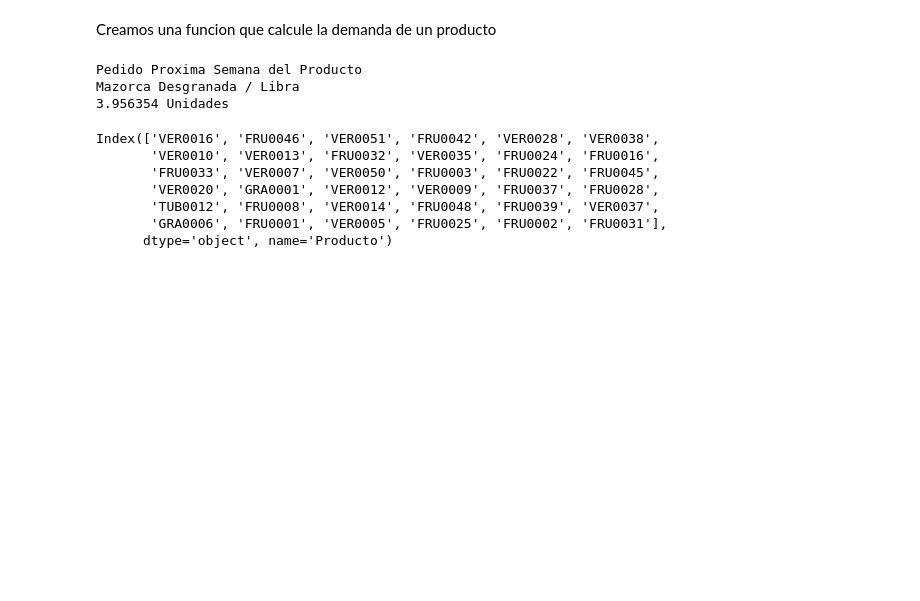
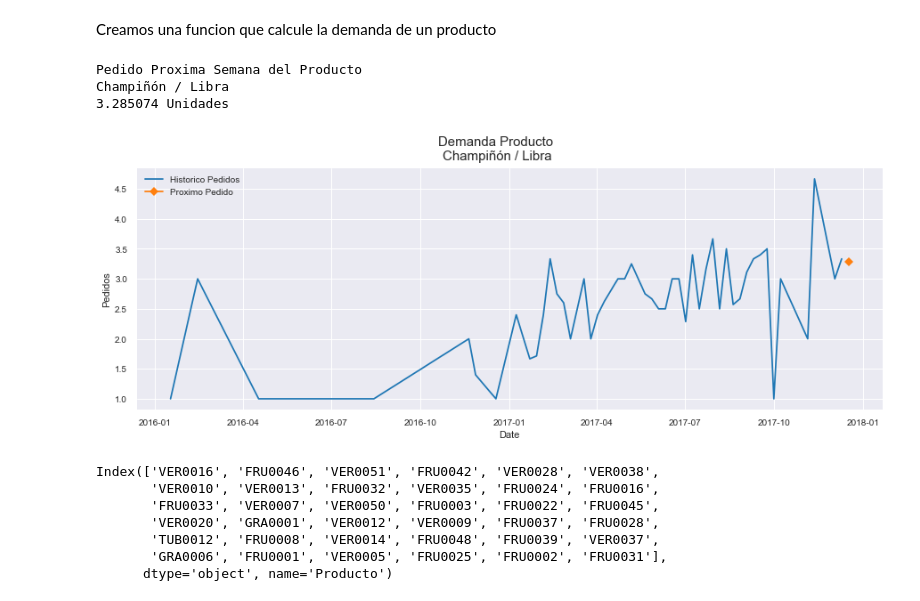
Before and after one commit to diegojeda/Modelos-Avanzados-2, a Jupyter notebook: Micro Proyecto 1/MicroProyecto1_StartUp.ipynb, the cells around one changed output. Saved outputs shown, nothing was run; the diff lists cells and outputs as text; code cells hidden in the pictures; blank space fills up the shorter version.

Commit message:
Funcion prediccion + grafica

```diff
--- a/Micro Proyecto 1/MicroProyecto1_StartUp.ipynb
+++ b/Micro Proyecto 1/MicroProyecto1_StartUp.ipynb
@@ -412,4 +392,0 @@ Series["VER0028"]
-# %%
-p="VER0028"
-a=data.loc[data.Producto=="VER0028","Nombre_producto"].reset_index(drop=True)[0]
-a
@@ -597,7 +568,8 @@ def pred_dem(producto):
         X_Pred = df_scal[:-1][-1]
         nn_y_pred_test = scaler.inverse_transform(mod.predict(X_Pred))
 
-        print("Pedido Proxima Semana del Producto \n" + desc + "\n%f" %nn_y_pred_test + " Unidades")
+        X_Pred = other.index
+        y_Pred=nn_y_pred_test[0][0]
 
     if t_mod=="L":
 
@@ -619,7 +591,8 @@ def pred_dem(producto):
 
         y_pred_test_lstm = scaler.inverse_transform(lstm_model.predict(X_test_lmse))
 
-        print("Pedido Proxima Semana del Producto \n" + desc + "\n%f" %y_pred_test_lstm[-1] + " Unidades")
+        X_Pred = other.index
+        y_Pred = y_pred_test_lstm[-1][0]
 
     if t_mod=="P":
 
@@ -639,20 +612,36 @@ def pred_dem(producto):
                )
         mod.fit(df)
 
-
         # Generamos las fechas para hacer la prediccion: tamaño y frecuencia
         future = mod.make_future_dataframe(periods=1, freq='W')
 
         # Generamos la prediccion
         forecast = mod.predict(future)
 
-        print("Pedido Proxima Semana del Producto \n" + desc + "\n%f" %forecast.yhat.iloc[-1] + " Unidades")
+        # Extraemos los valores de la prediccion
+        X_Pred = forecast.ds.iloc[-1]
+        y_Pred = forecast.yhat.iloc[-1]
+
+
+    print("Pedido Proxima Semana del Producto \n" + desc + "\n%f" %y_Pred + " Unidades")
+
+    # Creacion de la figura sobre la cual se harán las graficas
+
+    fig, ax = plt.subplots(figsize=(15, 5))
+    fig.suptitle('Demanda Producto \n' + desc,fontsize=15)
+
+    # Plot de los resultados del la NN
+    ax.plot(Series[producto], label='Historico Pedidos')
+    ax.plot(X_Pred, y_Pred, label='Proximo Pedido',color="C1", marker="D", ms=7)
+    ax.set(xlabel = "Date", ylabel = "Pedidos")
+    ax.legend();
 # %%
-pred_dem("GRA0006")
+pred_dem("VER0016")
 # %% [output]
 Pedido Proxima Semana del Producto
-Mazorca Desgranada / Libra
-3.956354 Unidades
+Champiñón / Libra
+3.285074 Unidades
+[figure, added]
 # %%
 var_red
 # %% [output]
```
Also changed, not shown: parts of 7 cells of this notebook.
